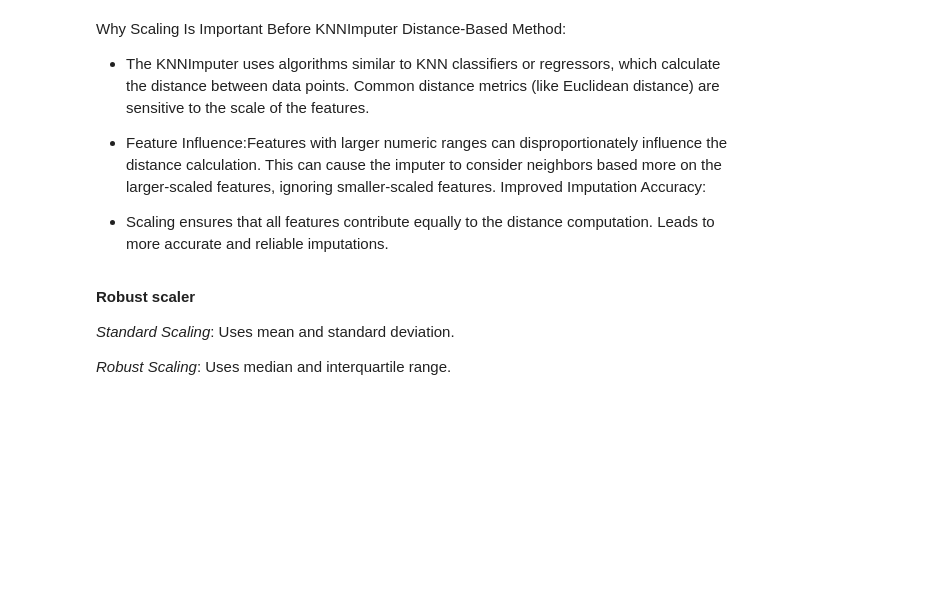
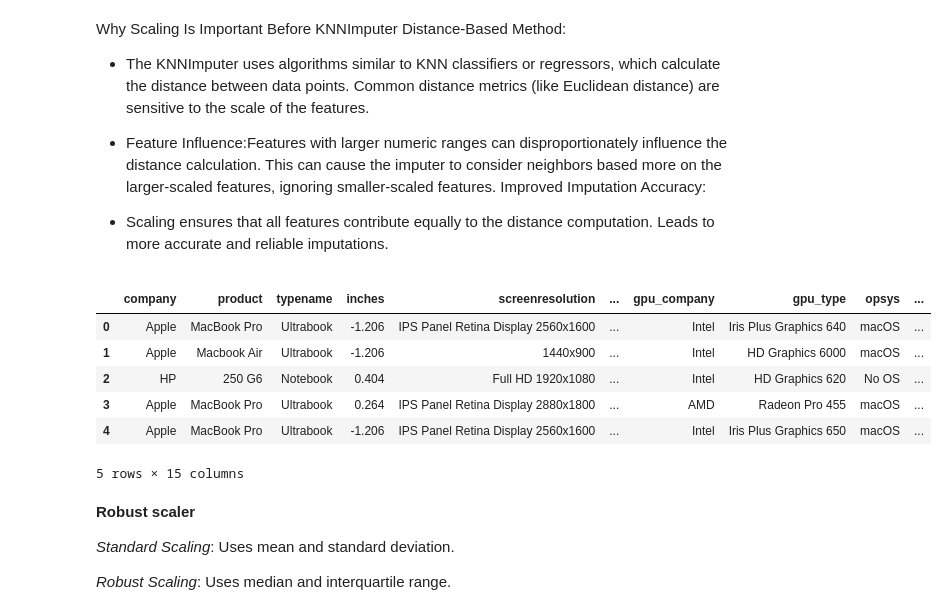
Before and after one commit to urosgodnov/BigData, a Jupyter notebook: Machine_Learning_with_Python_2_EDA.ipynb, the cells around one changed output. Saved outputs shown, nothing was run; the diff lists cells and outputs as text; code cells hidden in the pictures; blank space fills up the shorter version.

```diff
--- a/Machine_Learning_with_Python_2_EDA.ipynb
+++ b/Machine_Learning_with_Python_2_EDA.ipynb
@@ -522,23 +522,31 @@ Leads to more accurate and reliable imputations.
 from sklearn.preprocessing import StandardScaler
 # %%
 # Assuming df is your DataFrame
-df_imputeKNN = clean_names(df)
+df_imputeKNN_standard=df.copy()
+df_imputeKNN_standard = clean_names(df_imputeKNN_standard)
 
 # Identify categorical and numerical columns
-categorical_cols = df_imputeKNN.select_dtypes(include=['object']).columns
-numeric_cols = df_imputeKNN.select_dtypes(include=[np.number]).columns
+categorical_cols = df_imputeKNN_standard.select_dtypes(include=['object']).columns
+numeric_cols = df_imputeKNN_standard.select_dtypes(include=[np.number]).columns
 
 # Impute categorical columns with SimpleImputer
 categorical_imputer = SimpleImputer(strategy='most_frequent')
-df_imputeKNN[categorical_cols] = categorical_imputer.fit_transform(df_imputeKNN[categorical_cols])
+df_imputeKNN_standard[categorical_cols] = categorical_imputer.fit_transform(df_imputeKNN_standard[categorical_cols])
 
-df_imputeKNN_standard=df_imputeKNN.copy()
 
 # Scale numerical columns
 scaler = StandardScaler()
 df_imputeKNN_standard[numeric_cols] = scaler.fit_transform(df_imputeKNN_standard[numeric_cols])
 
 df_imputeKNN_standard.head()
+# %% [output]
+|  | company | product | typename | inches | screenresolution | ... | gpu_company | gpu_type | opsys | ... |
+| 0 | Apple | MacBook Pro | Ultrabook | -1.206 | IPS Panel Retina Display 2560x1600 | ... | Intel | Iris Plus Graphics 640 | macOS | ... |
+| 1 | Apple | Macbook Air | Ultrabook | -1.206 | 1440x900 | ... | Intel | HD Graphics 6000 | macOS | ... |
+| 2 | HP | 250 G6 | Notebook | 0.404 | Full HD 1920x1080 | ... | Intel | HD Graphics 620 | No OS | ... |
+| 3 | Apple | MacBook Pro | Ultrabook | 0.264 | IPS Panel Retina Display 2880x1800 | ... | AMD | Radeon Pro 455 | macOS | ... |
+| 4 | Apple | MacBook Pro | Ultrabook | -1.206 | IPS Panel Retina Display 2560x1600 | ... | Intel | Iris Plus Graphics 650 | macOS | ... |
+5 rows × 15 columns
 # %% [markdown]
 **Robust scaler**
 
```
Also changed, not shown: parts of 6 cells of this notebook.
